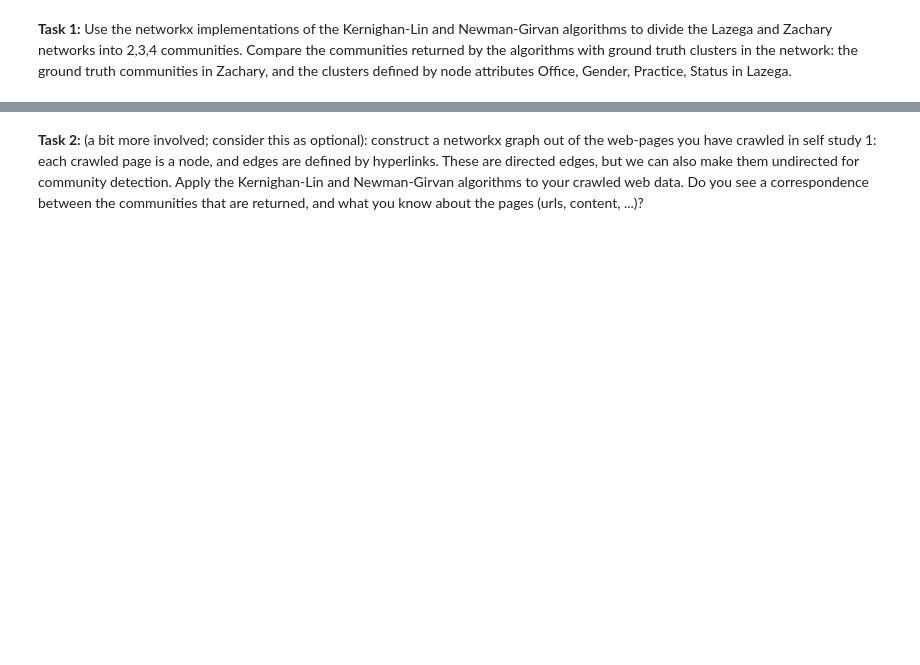
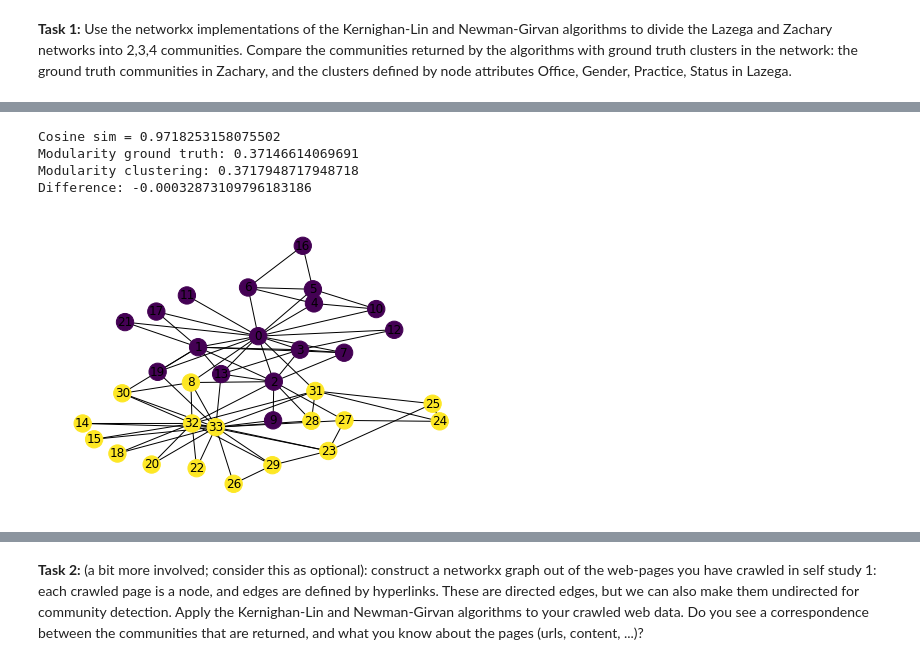
Before and after one commit to AdrianPlesner/WebIntelligence-selfstudy, a Jupyter notebook: ss07.ipynb, the cells around one changed output, grey strips where cells are left out. Cells and saved outputs as stored; diff of their text form; code cells hidden in the pictures; blank space fills up the shorter version.

```diff
--- a/ss07.ipynb
+++ b/ss07.ipynb
@@ -38,0 +184,18 @@ nx.draw(zachary,with_labels=True,node_color=zachary_gt)
+# %%
+### Zachary 2 clusters kernighan lin
+R = kernighan_lin_bisection(zachary)
+clusters = [1 if i in R[1] else 0 for i in range(34)]
+nx.draw_kamada_kawai(zachary,with_labels=True,node_color=clusters)
+
+
+comp = np.dot(clusters, zachary_gt) / (np.linalg.norm(clusters) * np.linalg.norm(zachary_gt))
+print(f'Cosine sim = {comp}')
+c_mod = modularity(zachary, R)
+t_mod = modularity(zachary, zachary_gtc)
+print(f'Modularity ground truth: {t_mod}\nModularity clustering: {c_mod}\nDifference: {t_mod - c_mod}')
+# %% [output]
+Cosine sim = 0.9718253158075502
+Modularity ground truth: 0.37146614069691
+Modularity clustering: 0.3717948717948718
+Difference: -0.00032873109796183186
+[figure, added]
```
Also changed, not shown: parts of 16 cells of this notebook.
